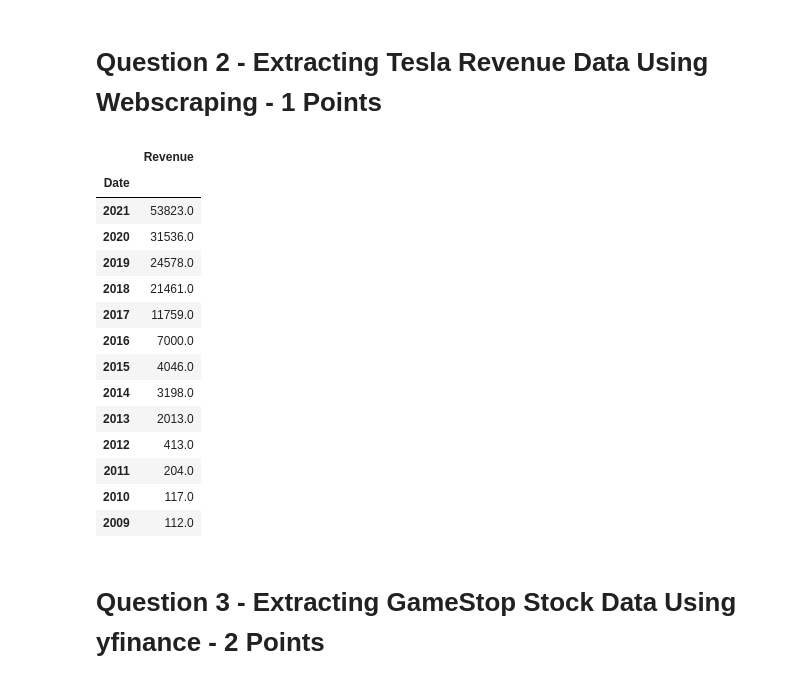
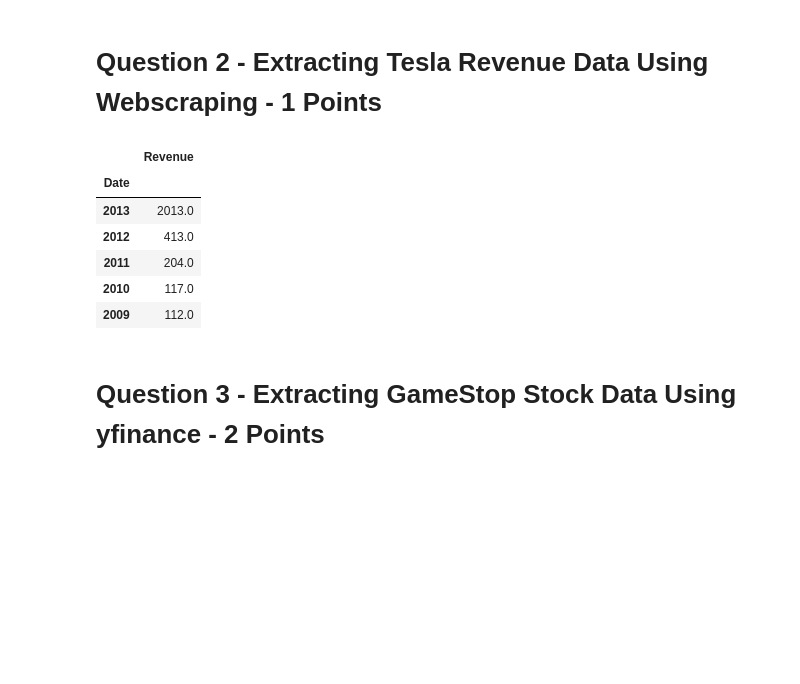
Before and after one commit to trndk/python-project-data-science, a Jupyter notebook: TSLA_GME.ipynb, the cells around one changed output. Saved outputs shown, nothing was run; the diff lists cells and outputs as text; code cells hidden in the pictures; blank space fills up the shorter version.

```diff
--- a/TSLA_GME.ipynb
+++ b/TSLA_GME.ipynb
@@ -32,18 +25,10 @@ tsla_revenue["Revenue"] = tsla_revenue["Tesla Annual Revenue(Millions of US $).1
 tsla_revenue["Revenue"] = tsla_revenue["Revenue"].astype(float)
 tsla_revenue = tsla_revenue.drop(["Tesla Annual Revenue(Millions of US $)", "Tesla Annual Revenue(Millions of US $).1"], axis=1)
 # %%
-tsla_revenue
+tsla_revenue.tail(5)
 # %% [output]
 |  | Revenue |
 | Date |  |
-| 2021 | 53823.0 |
-| 2020 | 31536.0 |
-| 2019 | 24578.0 |
-| 2018 | 21461.0 |
-| 2017 | 11759.0 |
-| 2016 | 7000.0 |
-| 2015 | 4046.0 |
-| 2014 | 3198.0 |
 | 2013 | 2013.0 |
 | 2012 | 413.0 |
 | 2011 | 204.0 |
```
Also changed, not shown: parts of 4 cells of this notebook.
